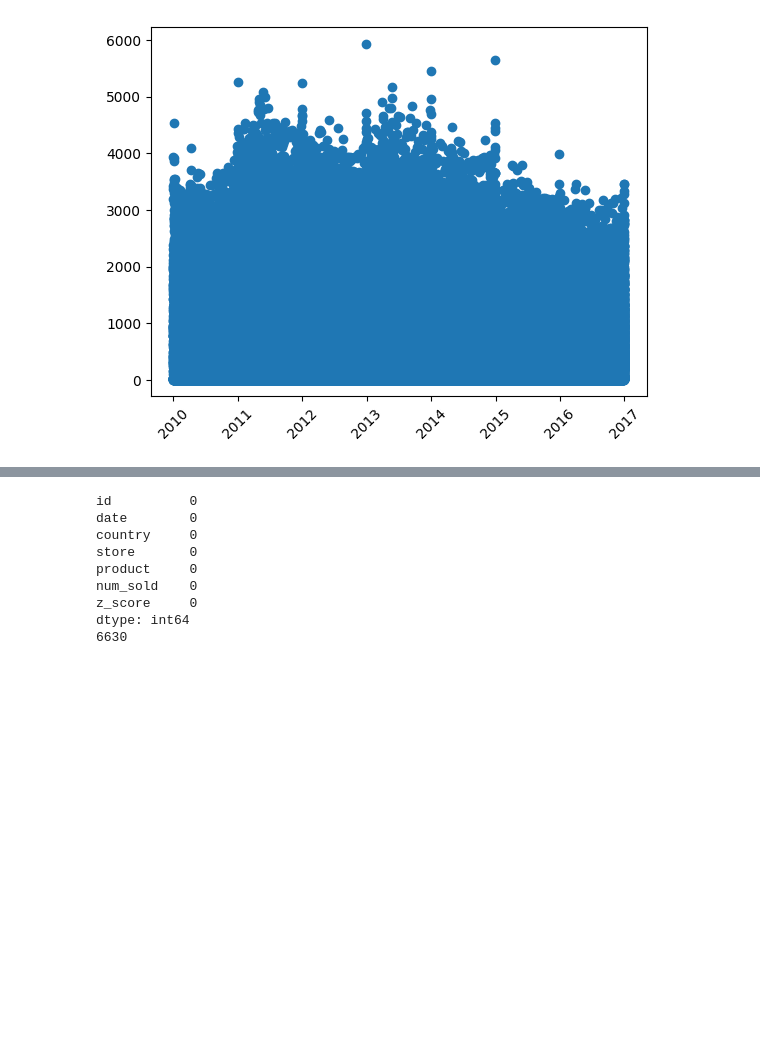
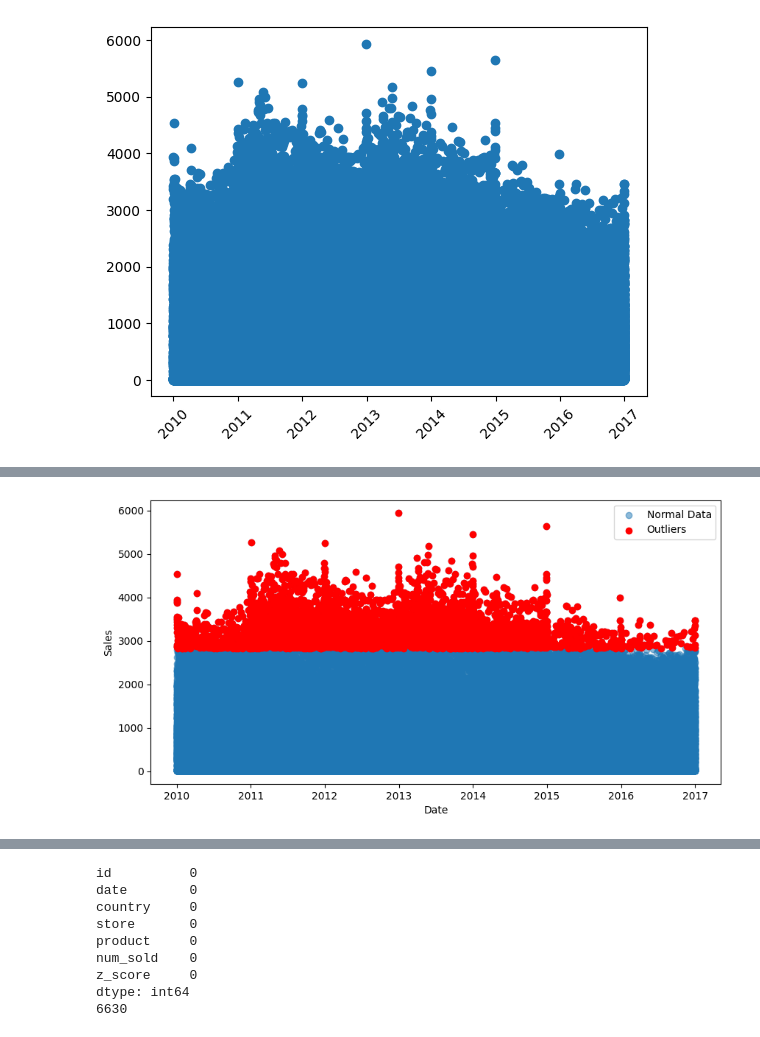
Before and after one commit to tselane2110/Forecasting-Sticker-Sales, a Jupyter notebook: StickerSalesForecasting.ipynb, the cells around one changed output, grey strips where cells are left out. Saved outputs shown, nothing was run; the diff lists cells and outputs as text; code cells hidden in the pictures; blank space fills up the shorter version.

```diff
--- a/StickerSalesForecasting.ipynb
+++ b/StickerSalesForecasting.ipynb
@@ -291,0 +301,10 @@ plt.show()
+# %%
+plt.figure(figsize=(10, 5))
+plt.scatter(df["date"], df["num_sold"], label="Normal Data", alpha=0.5)
+plt.scatter(outliers["date"], outliers["num_sold"], color="red", label="Outliers")
+plt.xlabel("Date")
+plt.ylabel("Sales")
+plt.legend()
+plt.show()
+# %% [output]
+[figure, added]
```
Also changed, not shown: parts of 8 cells of this notebook.
